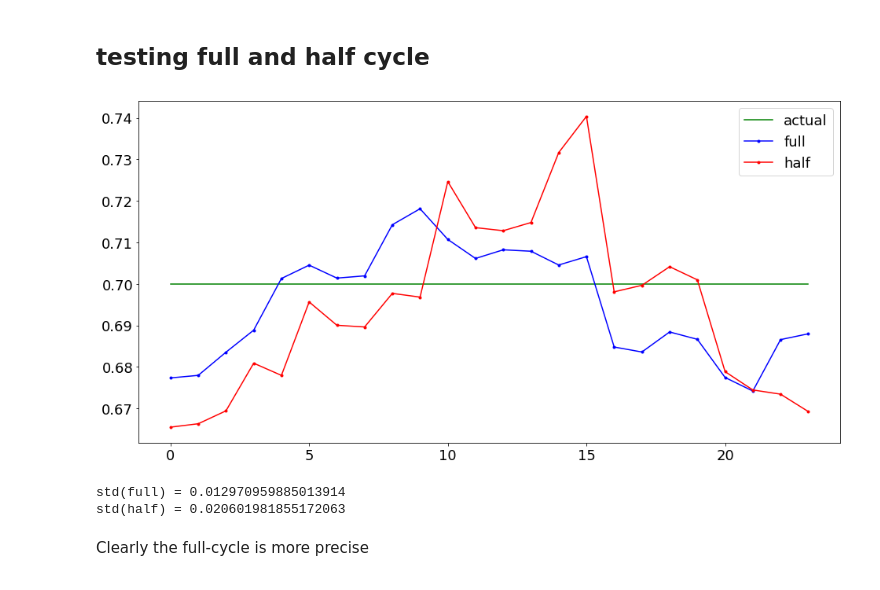
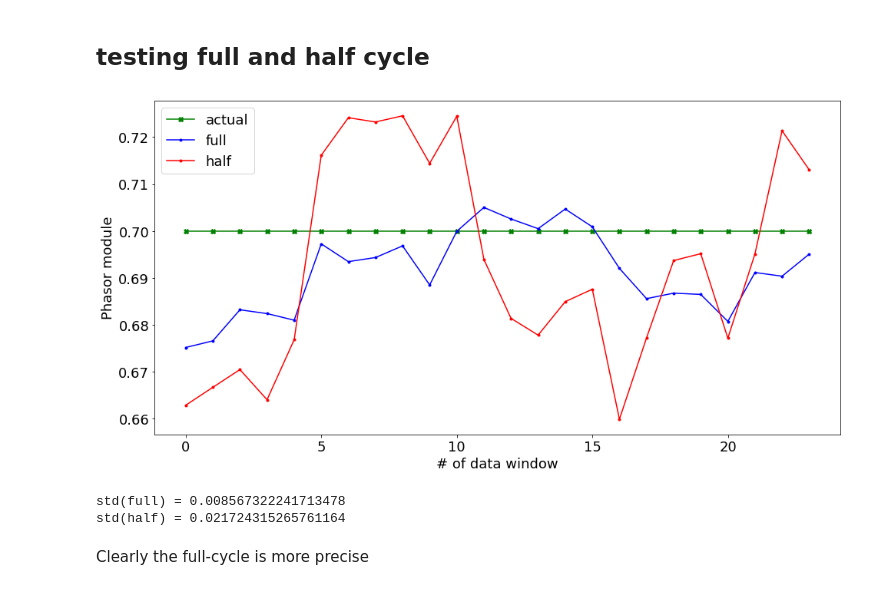
Before and after one commit to baerashid/Fourier_trasform_in_relaying, a Jupyter notebook: DFT_example.ipynb, the cells around one changed output. Cells and saved outputs as stored; diff of their text form; code cells hidden in the pictures.

```diff
--- a/DFT_example.ipynb
+++ b/DFT_example.ipynb
@@ -36,7 +36,7 @@ ws = 6 #samples in window
 theta = 2*np.pi/K
 
 for q in range(0,24):
-    inp_vector = f_clean_s[0+q:ws+q] #moving data window of size ws
+    inp_vector = f_clean_s[6+q:6+ws+q] #moving data window of size ws, starting with 6th sample
 
     Yc,Ys = 0,0
     for k in range(1,ws+1):
@@ -150,7 +150,7 @@ theta = 2*np.pi/K
 
 Y_est_half = []
 for q in range(0,24):
-    inp_vector = f_noisy_s[0+q:ws+q] #moving data window of size ws
+    inp_vector = f_noisy_s[6+q:6+ws+q] #moving data window of size ws
 
     Yc,Ys = 0,0
     for k in range(1,ws+1):
@@ -159,17 +159,19 @@ for q in range(0,24):
     Y_est_half.append(np.sqrt(Yc**2 + Ys**2))
     #print('q =',q,' Yc =',Yc,' Ys =',Ys, ' |Y| =', np.sqrt(Yc**2 + Ys**2), 'ang =', np.arctan(Ys/Yc)/np.pi*180)
 # %%
-plt.plot(range(0,24),[0.7]*24,color='g',label='actual')
+plt.plot(range(0,24),[0.7]*24,color='g',label='actual',marker='X')
 plt.plot(range(0,24),Y_est_full,color='b',label='full',marker='.')
 plt.plot(range(0,24),Y_est_half,color='r',label='half',marker='.')
+plt.ylabel('Phasor module')
+plt.xlabel('# of data window')
 plt.legend()
 plt.show()
 print('std(full) =', np.std(Y_est_full))
 print('std(half) =', np.std(Y_est_half))
 # %% [output]
-[figure, old version]
+[figure, new version]
-std(full) = 0.012970959885013914
-std(half) = 0.020601981855172063
+std(full) = 0.008567322241713478
+std(half) = 0.021724315265761164
 # %% [markdown]
 Clearly the full-cycle is more precise
 # %% [markdown]
```
Also changed, not shown: parts of 20 cells of this notebook.
